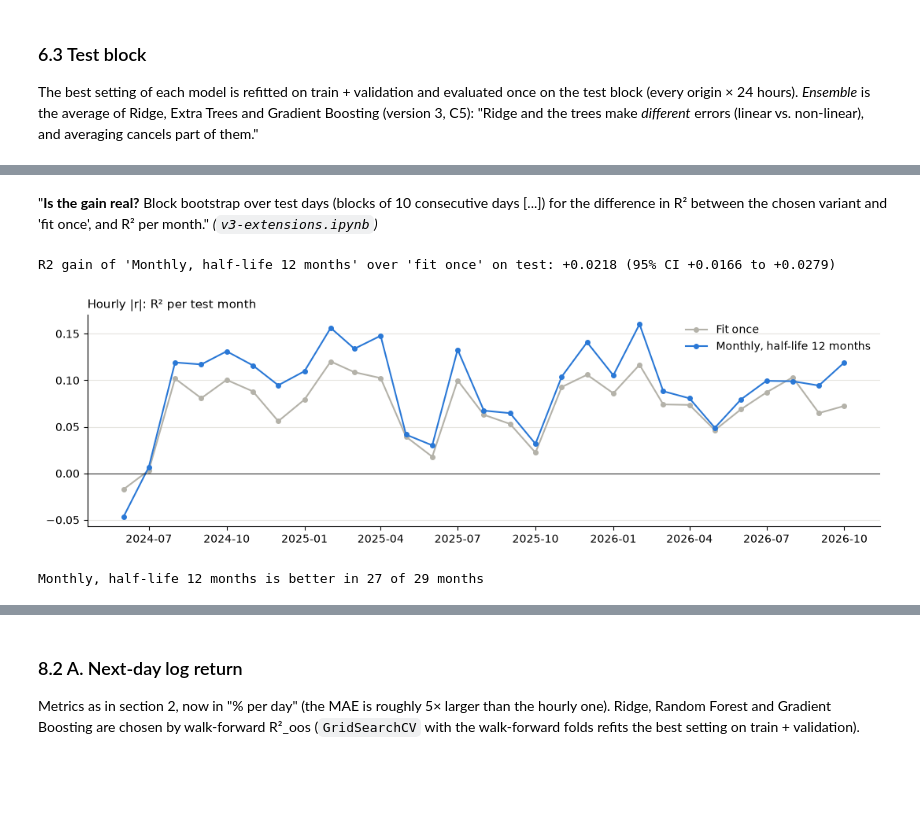
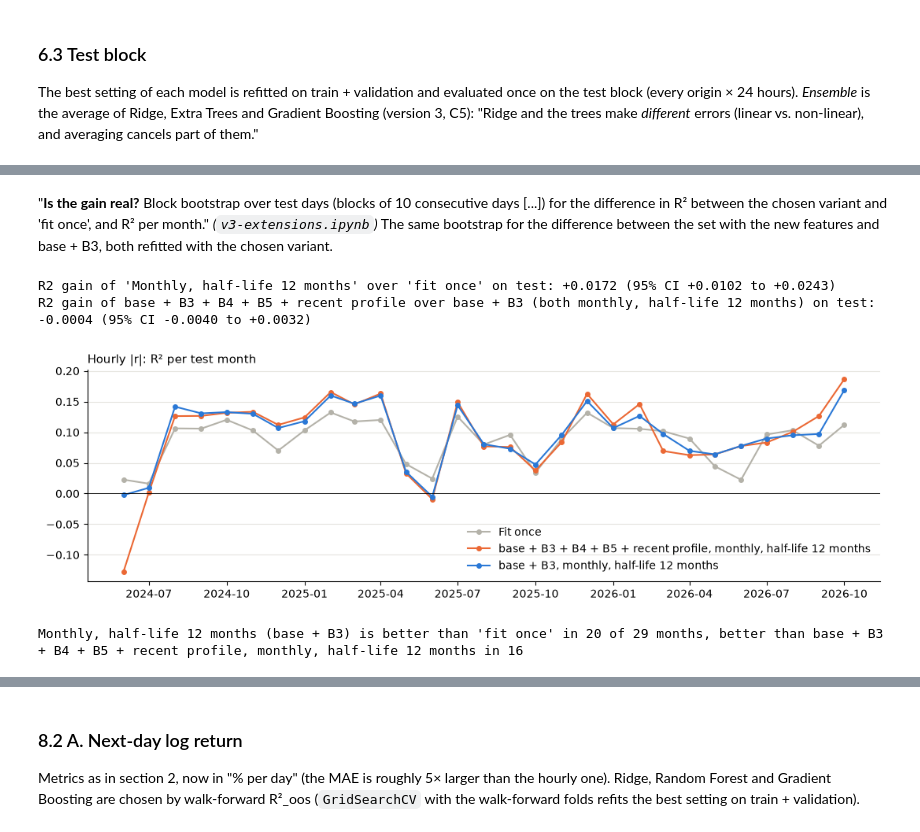
Before and after one commit to Descalabreitor/IAI600-final-project, a Jupyter notebook: classical-models.ipynb, the cells around one changed output, grey strips where cells are left out. Cells and saved outputs as stored; diff of their text form; code cells hidden in the pictures; blank space fills up the shorter version.

```diff
--- a/classical-models.ipynb
+++ b/classical-models.ipynb
@@ -120,22 +137,26 @@ def tidy(ax, title=None):
 # %%
 hourly = pd.read_csv(DATA_PATH, index_col="Timestamp", parse_dates=True)
+hourly = hourly.loc[DATA_START:]                                   # every notebook uses the data from 1 Jan 2020
 hourly["Return"] *= U.PCT
 assert (hourly.index.to_series().diff().dropna() == pd.Timedelta(hours=1)).all(), "the hourly grid has holes"
 ret, absr = hourly["Return"].values, hourly["Return"].abs().values
+releases = load_releases()                                         # scheduled and unscheduled CPI / payrolls / FOMC
 
 F_base, F_b1, F_b2 = U.base_features(hourly), U.long_lookback_features(hourly), U.range_vol_features(hourly)
-FEAT = pd.concat([F_base, F_b1, F_b2], axis=1)
-BASE, B1, B2 = list(F_base.columns), list(F_b1.columns), list(F_b2.columns)
+F_b4, F_nd = origin_features(hourly)[ORIGIN_FEATURES], next_day_release_features(hourly, releases)
+FEAT = pd.concat([F_base, F_b1, F_b2, F_b4, F_nd], axis=1)
+BASE, B1, B2, B4, NEXT_DAY = list(F_base.columns), list(F_b1.columns), list(F_b2.columns), list(F_b4.columns), list(F_nd.columns)
 
 # forecast origins: every hour with all features defined (30 days of history) and 24 hours after it
-ok = np.isfinite(FEAT.values).all(axis=1)
+ok = np.isfinite(FEAT[BASE + B1 + B2].values).all(axis=1)
 first = int(np.argmax(ok))
 assert ok[first:].all(), "missing feature values inside the series"
 pos_all = np.arange(first, len(hourly) - U.H_AHEAD)
+assert np.isfinite(FEAT[B4 + NEXT_DAY].values[pos_all]).all(), "the new features would change the valid origins"
 origins = hourly.index[pos_all]
 y_all = np.stack([ret[pos_all + k] for k in range(1, U.H_AHEAD + 1)], axis=1)     # next 24 returns, %
 
 print(f"{len(hourly):,} hours   {hourly.index[0]} -> {hourly.index[-1]}")
 print(f"{len(origins):,} forecast origins   {origins[0]} -> {origins[-1]}")
-print(f"features: base {len(BASE)}, B1 {len(B1)}, B2 {len(B2)}")
+print(f"features: base {len(BASE)}, B1 {len(B1)}, B2 {len(B2)}, B4 {len(B4)}, next-day releases {len(NEXT_DAY)}")
 # %% [output]
@@ -485,7 +536,7 @@ Lasso keeps 0 of 42 features (non-zero for at least one hour).
 | `weights` | `uniform` or `distance` | both |
 # %%
 make_knn = lambda n_neighbors, weights: make_pipeline(StandardScaler(), KNeighborsRegressor(n_neighbors=n_neighbors, weights=weights))
-knn_cv = val_tune(make_knn, {"n_neighbors": [10, 50, 200, 500, 1000, 2000, 4000, 6000], "weights": ["uniform", "distance"]})
+knn_cv = val_tune(make_knn, {"n_neighbors": [10, 50, 200, 500, 1000, 2000, 3000, 4000], "weights": ["uniform", "distance"]})
 p_knn = best_params(knn_cv, ["n_neighbors", "weights"])
 final_report(f"KNN {p_knn}", make_knn(**p_knn));
 # %% [output]
@@ -937,7 +986,8 @@ def abs_baselines(block):
     return {"Baseline: training mean": np.full(len(p), ya["train"].mean()),
             "Baseline: last week": week_abs[p],
             "Baseline: same hour yesterday": absr[p + h_ - 24],
-            "Baseline: last week x hour profile": rule_abs(block)}
+            "Baseline: last week x hour profile": rule_abs(block),
+            "Baseline: last week x recent profile": rule_abs_recent(block)}
 
 
 print("Baselines on the validation block")
@@ -1166,38 +1270,44 @@ Chosen on the validation block: Monthly, half-life 12 months
 # %% [markdown]
-"**Is the gain real?** Block bootstrap over test days (blocks of 10 consecutive days [...]) for the difference in R² between the chosen variant and 'fit once', and R² per month." *(`v3-extensions.ipynb`)*
+"**Is the gain real?** Block bootstrap over test days (blocks of 10 consecutive days [...]) for the difference in R² between the chosen variant and 'fit once', and R² per month." *(`v3-extensions.ipynb`)* The same bootstrap for the difference between the set with the new features and base + B3, both refitted with the chosen variant.
 # %%
 def day_orig(idx):
     # all test origins of the chosen independent days (the last day may be incomplete)
     o = (test_days[idx][:, None] + np.arange(24)).ravel()
     return o[o < len(P["test"])]
 
 
 days_rows = lambda idx: rows24(day_orig(idx))                        # their 24 long-format rows each
 y_te_abs = ya["test"]
-once_te, new_te = refit_pred["test", "Fit once"], refit_pred["test", CHOSEN]
+once_te, new_te, other_te = refit_pred["test", "Fit once"], refit_pred["test", CHOSEN], refit_pred["test", OTHER_REFIT]
+NEW_SET = CHOSEN_SET if OTHER_SET == "base + B3" else OTHER_SET     # the set with new features in the comparison
+feat_te, b3_te = (new_te, other_te) if OTHER_SET == "base + B3" else (other_te, new_te)
 gain = lambda i: U.r2(y_te_abs[days_rows(i)], new_te[days_rows(i)]) - U.r2(y_te_abs[days_rows(i)], once_te[days_rows(i)])
-b = U.block_bootstrap(gain, ND, n_boot=1000, block=10, seed=RANDOM_STATE)
-print(f"R2 gain of '{CHOSEN}' over 'fit once' on test: {gain(np.arange(ND)):+.4f} "
-      f"(95% CI {np.percentile(b, 2.5):+.4f} to {np.percentile(b, 97.5):+.4f})")
+gain_set = lambda i: U.r2(y_te_abs[days_rows(i)], feat_te[days_rows(i)]) - U.r2(y_te_abs[days_rows(i)], b3_te[days_rows(i)])
+for label, fn in [(f"'{CHOSEN}' over 'fit once'", gain), (f"{NEW_SET} over base + B3 (both {CHOSEN.lower()})", gain_set)]:
+    b = U.block_bootstrap(fn, ND, n_boot=1000, block=10, seed=RANDOM_STATE)
+    print(f"R2 gain of {label} on test: {fn(np.arange(ND)):+.4f} "
+          f"(95% CI {np.percentile(b, 2.5):+.4f} to {np.percentile(b, 97.5):+.4f})")
 
 month = np.repeat(D["test"].to_period("M"), 24)
 per_month = pd.DataFrame({v: pd.Series(y_te_abs).groupby(month).apply(lambda s: U.r2(s.values, refit_pred["test", v][s.index]))
-                          for v in ["Fit once", CHOSEN]})
+                          for v in ["Fit once", OTHER_REFIT, CHOSEN]})
 fig, ax = plt.subplots(figsize=(13, 3.5))
-for (v, col), c in zip(per_month.items(), [GREY, BLUE]):
-    ax.plot(col.index.to_timestamp(), col.values, marker="o", ms=4, color=c, label=v)
+for (v, col), c in zip(per_month.items(), [GREY, ORANGE, BLUE]):
+    ax.plot(col.index.to_timestamp(), col.values, marker="o", ms=4, color=c, label=v if v != CHOSEN else f"{CHOSEN_SET}, {v.lower()}")
 ax.axhline(0, c="k", lw=0.6)
 ax.legend(frameon=False)
 tidy(ax, "Hourly |r|: R² per test month")
 plt.show()
-print(f"{CHOSEN} is better in {(per_month[CHOSEN] > per_month['Fit once']).sum()} of {len(per_month)} months")
+print(f"{CHOSEN} ({CHOSEN_SET}) is better than 'fit once' in {(per_month[CHOSEN] > per_month['Fit once']).sum()} of {len(per_month)} months, "
+      f"better than {OTHER_REFIT} in {(per_month[CHOSEN] > per_month[OTHER_REFIT]).sum()}")
 
-SUMMARY.append({"question": "size of each of the next 24 hours (|r|)", "chosen without the test": f"GB, long format, {CHOSEN.lower()}",
-                "test result": f"R2 {U.r2(y_te_abs, new_te):.3f} (fit once {U.r2(y_te_abs, once_te):.3f}; ensemble fitted once "
-                               f"{abs_tab.loc['Ensemble (Ridge, Extra Trees, GB)', 'R2']:.3f})",
+SUMMARY.append({"question": "size of each of the next 24 hours (|r|)", "chosen without the test": f"GB, long format, {CHOSEN_SET}, {CHOSEN.lower()}",
+                "test result": f"R2 {U.r2(y_te_abs, new_te):.3f} ({OTHER_SET} refit {U.r2(y_te_abs, other_te):.3f}; fit once {U.r2(y_te_abs, once_te):.3f}; "
+                               f"ensemble fitted once {abs_tab.loc['Ensemble (Ridge, Extra Trees, GB)', 'R2']:.3f})",
                 "simple rule": f"last week x hour profile: R2 {abs_tab.loc['Baseline: last week x hour profile', 'R2']:.3f}"})
 # %% [output]
-R2 gain of 'Monthly, half-life 12 months' over 'fit once' on test: +0.0218 (95% CI +0.0166 to +0.0279)
+R2 gain of 'Monthly, half-life 12 months' over 'fit once' on test: +0.0172 (95% CI +0.0102 to +0.0243)
+R2 gain of base + B3 + B4 + B5 + recent profile over base + B3 (both monthly, half-life 12 months) on test: -0.0004 (95% CI -0.0040 to +0.0032)
-[figure, old version]
+[figure, new version]
-Monthly, half-life 12 months is better in 27 of 29 months
+Monthly, half-life 12 months (base + B3) is better than 'fit once' in 20 of 29 months, better than base + B3 + B4 + B5 + recent profile, monthly, half-life 12 months in 16
 # %% [markdown]
```
Also changed, not shown: parts of 66 cells of this notebook.
